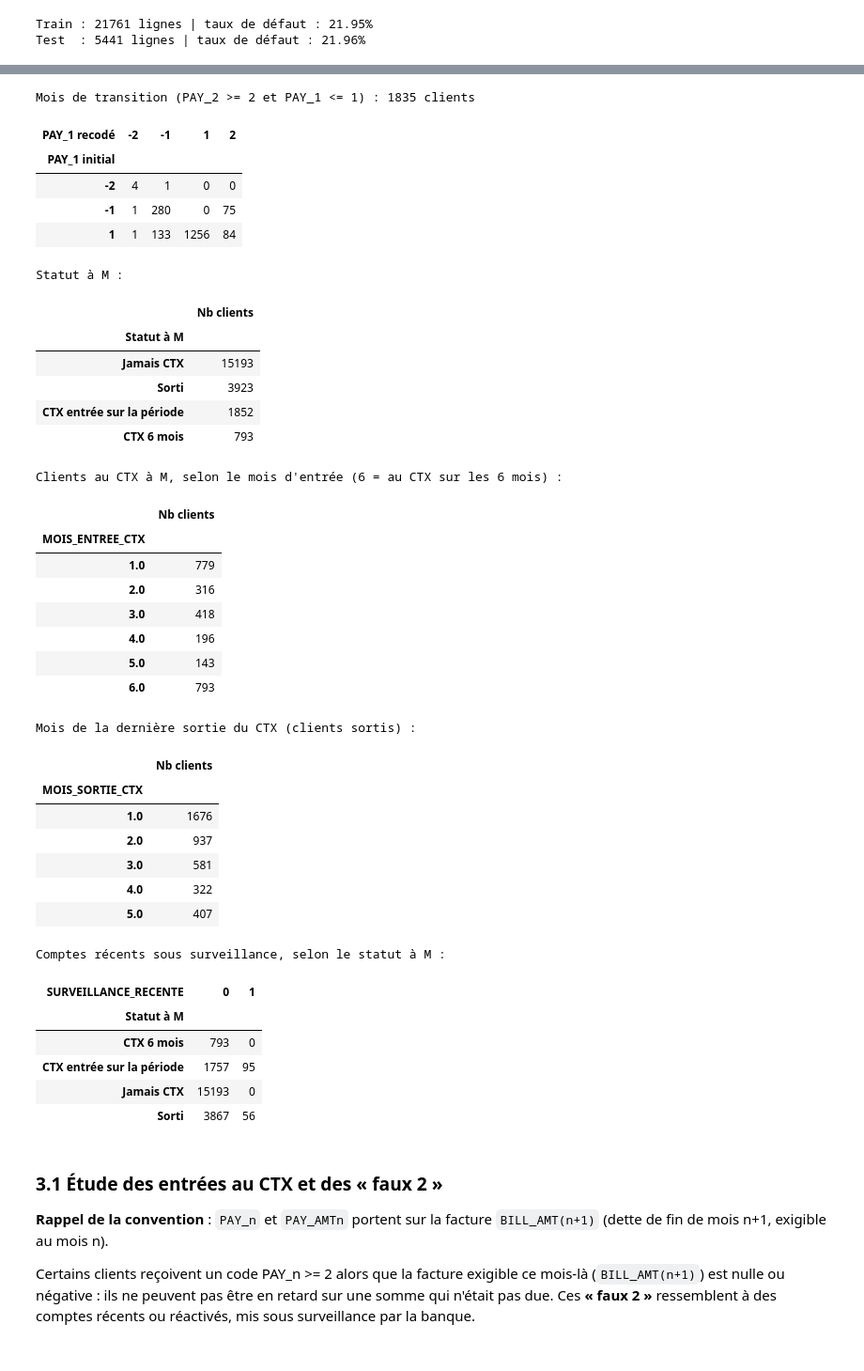
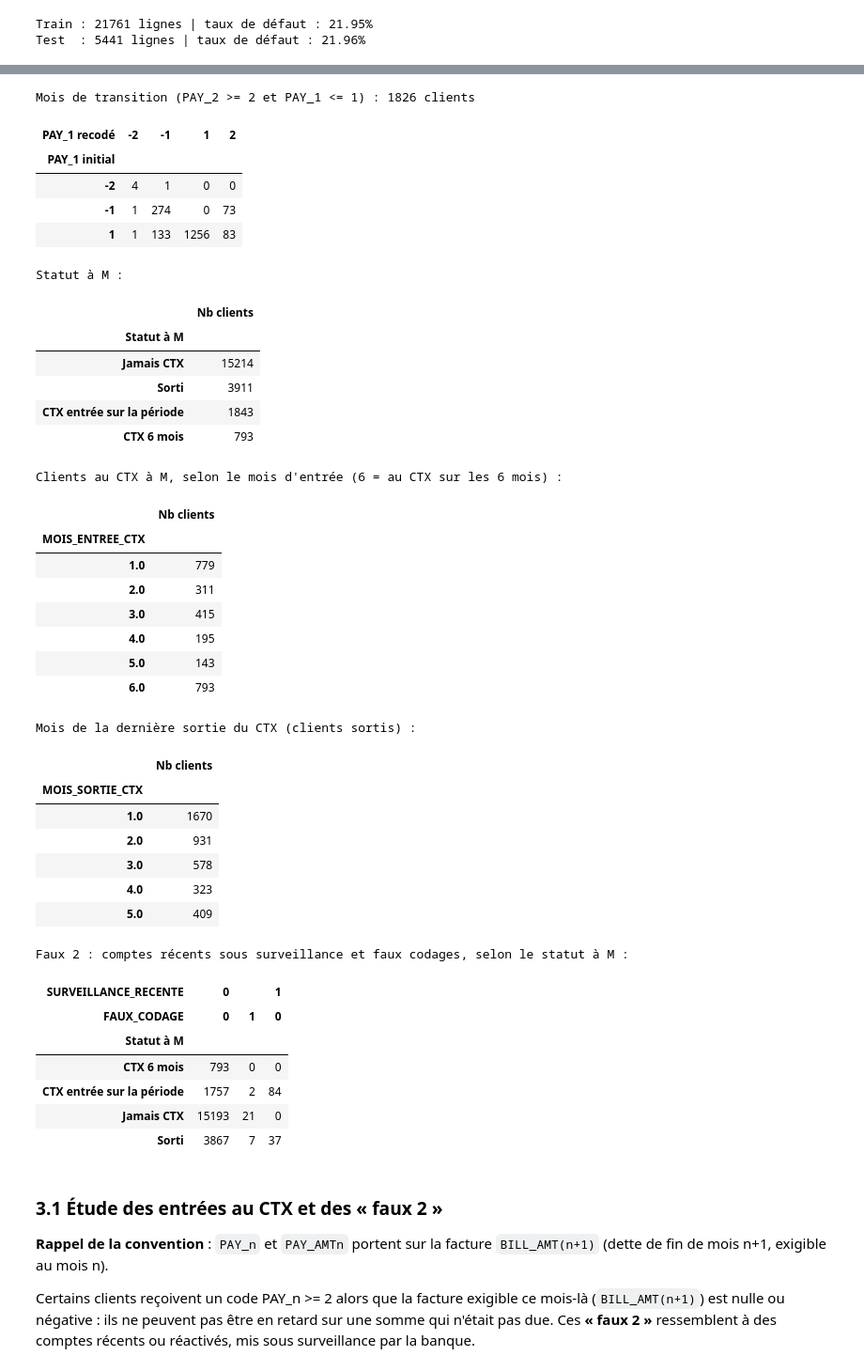
Before and after one commit to johan-mac-59/RiskLens_ML, a Jupyter notebook: src/05_02_EDA_contentieux.ipynb, the cells around one changed output, grey strips where cells are left out. Shown at 94% size. Drawn from its saved outputs; the diff is of its cells as text; code cells hidden in the pictures.

```diff
--- a/src/05_02_EDA_contentieux.ipynb
+++ b/src/05_02_EDA_contentieux.ipynb
@@ -123,11 +128,13 @@ def recodage_pay1(d):
     ratio = (d['PAY_AMT1'] / d['BILL_AMT2'].where(d['BILL_AMT2'] > 0) * 100).fillna(0)
     # Aucun paiement sur 2 mois (décalage d'enregistrement des paiements)
     sans_paiement_2_mois = (d['PAY_AMT1'] == 0) & (d['PAY_AMT2'] == 0)
+    # Absence de paiement significative seulement si une facture était exigible les 2 mois (BILL_AMT3 en M-2, BILL_AMT2 en M-1)
+    factures_exigibles = (d['BILL_AMT3'] > 0) & (d['BILL_AMT2'] > 0)
 
     # Mois de transition : sortie apparente du CTX entre M-2 et M-1
     transition = (d['PAY_2'] >= 2) & (d['PAY_1'] <= 1)
     pay1_recode = np.select(
-        [transition & sans_paiement_2_mois, transition & (ratio >= 90), transition & (ratio >= 10)],
+        [transition & sans_paiement_2_mois & factures_exigibles, transition & (ratio >= 90), transition & (ratio >= 10)],
         [2, -2, -1],
         default=d['PAY_1'],
     )
@@ -139,8 +146,14 @@ def statut_ctx_final(d):
     pay1 = recodage_pay1(d_corrige)
     passe_ctx = (d_corrige[['PAY_2', 'PAY_3', 'PAY_4', 'PAY_5', 'PAY_6']] >= 2).any(axis=1)
 
+    # Retard payé : en retard à M-1 (PAY_1 >= 2) mais facture payée à 90 % ou plus en M-1 ou en M-2
+    # -> pas de deux échéances de retard réelles : flag retard, le client reste dans le ML
+    ratio_m1 = (d['PAY_AMT1'] / d['BILL_AMT2'].where(d['BILL_AMT2'] > 0) * 100).fillna(0)
+    ratio_m2 = (d['PAY_AMT2'] / d['BILL_AMT3'].where(d['BILL_AMT3'] > 0) * 100).fillna(0)
+    retard_paye = (pay1 >= 2) & ((ratio_m1 >= 90) | (ratio_m2 >= 90))
+
     statut = pd.Series(
-        np.select([pay1 >= 2, passe_ctx], ['CTX', 'Sorti'], default='Jamais CTX'),
+        np.select([retard_paye, pay1 >= 2, passe_ctx], ['Retard payé', 'CTX', 'Sorti'], default='Jamais CTX'),
         index=d.index,
     )
 
@@ -161,6 +174,8 @@ def statut_ctx_final(d):
     sous_statut = statut.copy()
     sous_statut[mois_entree == 6] = 'CTX 6 mois'
     sous_statut[(statut == 'CTX') & (mois_entree < 6)] = 'CTX entrée sur la période'
+    # Mois de sortie des clients en retard payé : dernière sortie antérieure éventuelle, sinon -1
+    mois_sortie[(statut == 'Retard payé') & ~passe_ctx] = -1
 
     return pd.DataFrame({
         'PAY_1_recode': pay1,
@@ -168,7 +183,8 @@ def statut_ctx_final(d):
         'SOUS_STATUT_CTX': sous_statut,
         'MOIS_ENTREE_CTX': mois_entree,
         'MOIS_SORTIE_CTX': mois_sortie,
-        'ANTERIORITE_CTX': (statut == 'Sorti').astype(int),
+        'ANTERIORITE_CTX': ((statut == 'Sorti') | ((statut == 'Retard payé') & passe_ctx)).astype(int),
+        'RETARD_PAYE': retard_paye.astype(int),
         'SURVEILLANCE_RECENTE': surveillance.astype(int),
         'FAUX_CODAGE': faux_codage.astype(int),
     })
@@ -189,54 +205,55 @@ display(final_train['SOUS_STATUT_CTX'].value_counts().rename_axis('Statut à M')
 
 print("Clients au CTX à M, selon le mois d'entrée (6 = au CTX sur les 6 mois) :")
 display(final_train['MOIS_ENTREE_CTX'].value_counts().sort_index().rename_axis('MOIS_ENTREE_CTX').to_frame('Nb clients'))
 
 print("Mois de la dernière sortie du CTX (clients sortis) :")
 display(final_train.loc[final_train['STATUT_CTX'] == 'Sorti', 'MOIS_SORTIE_CTX']
         .value_counts().sort_index().rename_axis('MOIS_SORTIE_CTX').to_frame('Nb clients'))
 
 print("Faux 2 : comptes récents sous surveillance et faux codages, selon le statut à M :")
 display(pd.crosstab(
     final_train['SOUS_STATUT_CTX'],
     [final_train['SURVEILLANCE_RECENTE'].rename('SURVEILLANCE_RECENTE'), final_train['FAUX_CODAGE'].rename('FAUX_CODAGE')],
 ).rename_axis('Statut à M'))
 # %% [output]
-Mois de transition (PAY_2 >= 2 et PAY_1 <= 1) : 1835 clients
+Mois de transition (PAY_2 >= 2 et PAY_1 <= 1) : 1826 clients
 | PAY_1 recodé | -2 | -1 | 1 | 2 |
 | PAY_1 initial |  |  |  |  |
 | -2 | 4 | 1 | 0 | 0 |
-| -1 | 1 | 280 | 0 | 75 |
-| 1 | 1 | 133 | 1256 | 84 |
+| -1 | 1 | 274 | 0 | 73 |
+| 1 | 1 | 133 | 1256 | 83 |
 Statut à M :
 |  | Nb clients |
 | Statut à M |  |
-| Jamais CTX | 15193 |
-| Sorti | 3923 |
-| CTX entrée sur la période | 1852 |
+| Jamais CTX | 15214 |
+| Sorti | 3911 |
+| CTX entrée sur la période | 1843 |
 | CTX 6 mois | 793 |
 Clients au CTX à M, selon le mois d'entrée (6 = au CTX sur les 6 mois) :
 |  | Nb clients |
 | MOIS_ENTREE_CTX |  |
 | 1.0 | 779 |
-| 2.0 | 316 |
-| 3.0 | 418 |
-| 4.0 | 196 |
+| 2.0 | 311 |
+| 3.0 | 415 |
+| 4.0 | 195 |
 | 5.0 | 143 |
 | 6.0 | 793 |
 Mois de la dernière sortie du CTX (clients sortis) :
 |  | Nb clients |
 | MOIS_SORTIE_CTX |  |
-| 1.0 | 1676 |
-| 2.0 | 937 |
-| 3.0 | 581 |
-| 4.0 | 322 |
-| 5.0 | 407 |
+| 1.0 | 1670 |
+| 2.0 | 931 |
+| 3.0 | 578 |
+| 4.0 | 323 |
+| 5.0 | 409 |
-Comptes récents sous surveillance, selon le statut à M :
+Faux 2 : comptes récents sous surveillance et faux codages, selon le statut à M :
-| SURVEILLANCE_RECENTE | 0 | 1 |
-| Statut à M |  |  |
-| CTX 6 mois | 793 | 0 |
-| CTX entrée sur la période | 1757 | 95 |
-| Jamais CTX | 15193 | 0 |
-| Sorti | 3867 | 56 |
+| SURVEILLANCE_RECENTE | 0 |  | 1 |
+| FAUX_CODAGE | 0 | 1 | 0 |
+| Statut à M |  |  |  |
+| CTX 6 mois | 793 | 0 | 0 |
+| CTX entrée sur la période | 1757 | 2 | 84 |
+| Jamais CTX | 15193 | 21 | 0 |
+| Sorti | 3867 | 7 | 37 |
 # %% [markdown]
 ### 3.1 Étude des entrées au CTX et des « faux 2 »
 
```
Also changed, not shown: parts of 23 cells of this notebook.
